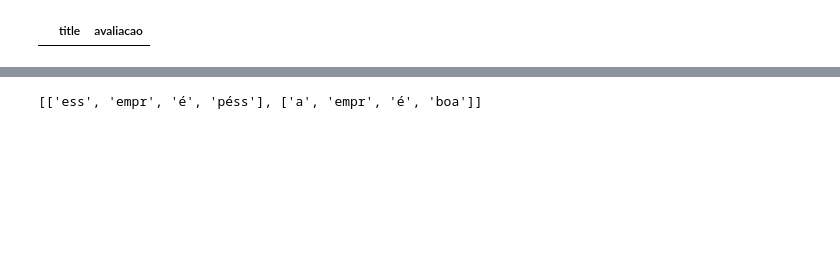
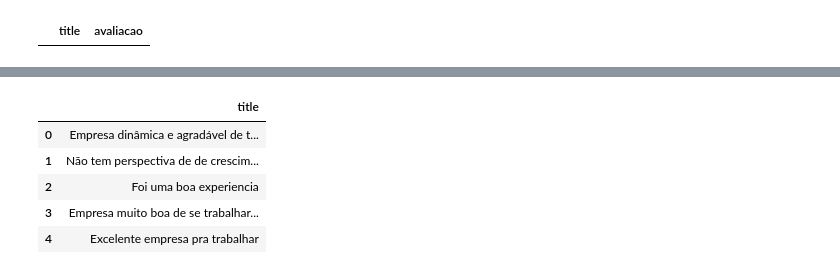
Before and after one commit to VGabrielMelo/tg_fatec_taubate, a Jupyter notebook: Flask/src/services/Notebook_NLP.ipynb, the cells around one changed output, grey strips where cells are left out. Saved outputs shown, nothing was run; the diff lists cells and outputs as text; code cells hidden in the pictures; blank space fills up the shorter version.

```diff
--- a/Flask/src/services/Notebook_NLP.ipynb
+++ b/Flask/src/services/Notebook_NLP.ipynb
@@ -63,20 +70,31 @@ def extrai_palavras(documento):
 basecompleta = nltk.classify.apply_features(extrai_palavras,frasescomstemming)
 # %%
 classificador = nltk.NaiveBayesClassifier.train(basecompleta)
+# %%
+df = df[['title']]
+# %%
+df.head()
+# %% [output]
+|  | title |
+| 0 | Empresa dinâmica e agradável de t... |
+| 1 | Não tem perspectiva de de crescim... |
+| 2 | Foi uma boa experiencia |
+| 3 | Empresa muito boa de se trabalhar... |
+| 4 | Excelente empresa pra trabalhar |
 # %%
-frases_Novas = ['Essa Empresa é péssima','A empresa é boa']
+frases_Novas = df.values.tolist()
 stemmer = nltk.stem.RSLPStemmer()
 frase_resultado =[]
+cont = 0
 for i in frases_Novas:
-    frase= i
+    frase = frases_Novas[cont][0]
     frase_i = []
     for (palavras) in frase.split():
         comstem = [p for p in palavras.split()]
         frase_i.append(str(stemmer.stem(comstem[0])))
     frase_resultado.append(frase_i)
-print(frase_resultado)
+    cont = cont + 1
+#print(frase_resultado)
-# %% [output]
-[['ess', 'empr', 'é', 'péss'], ['a', 'empr', 'é', 'boa']]
 # %%
 for i in frase_resultado:
     nova_frase = extrai_palavras(i)
```
Also changed, not shown: parts of 8 cells of this notebook, 3 other files.
